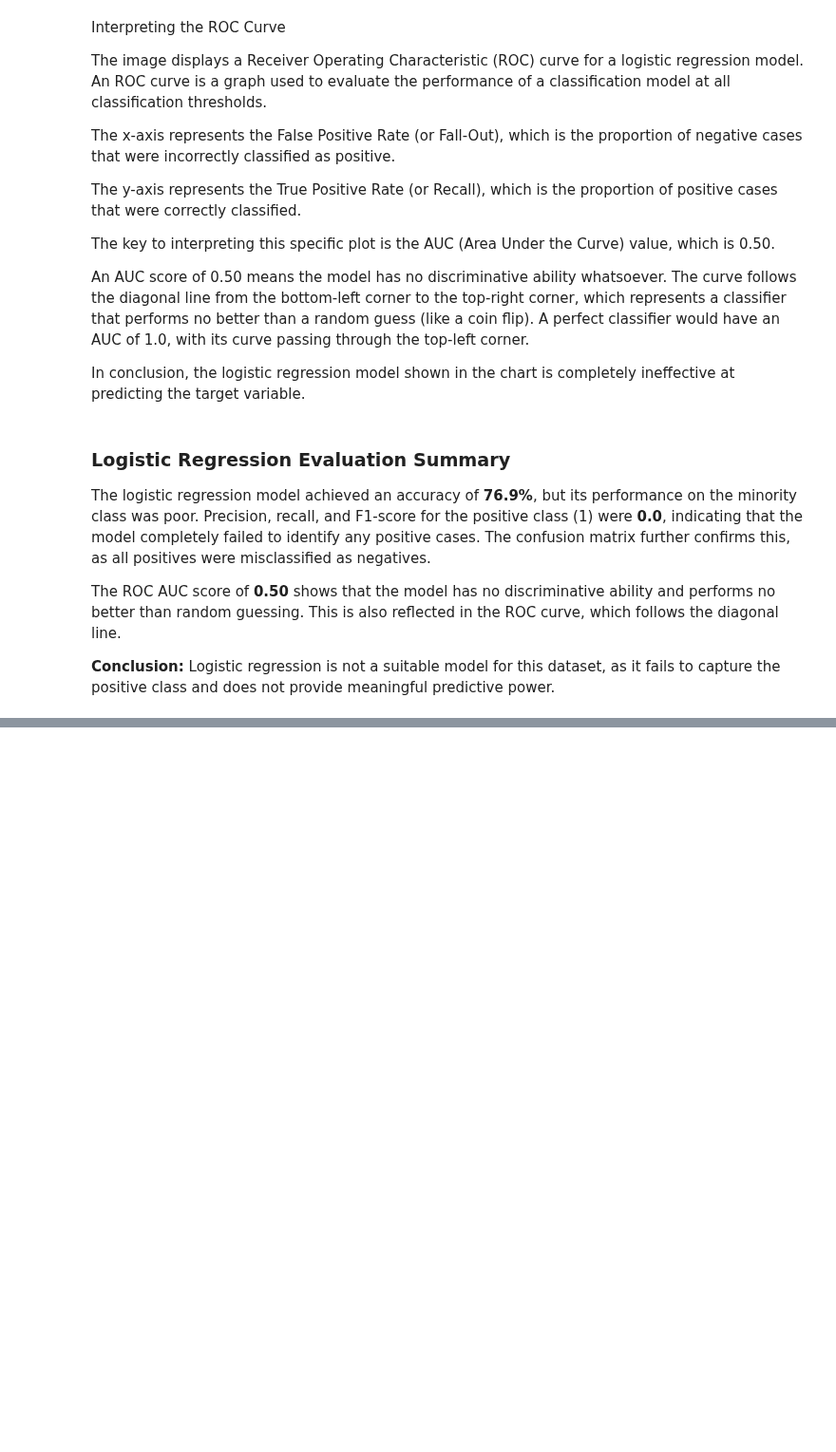
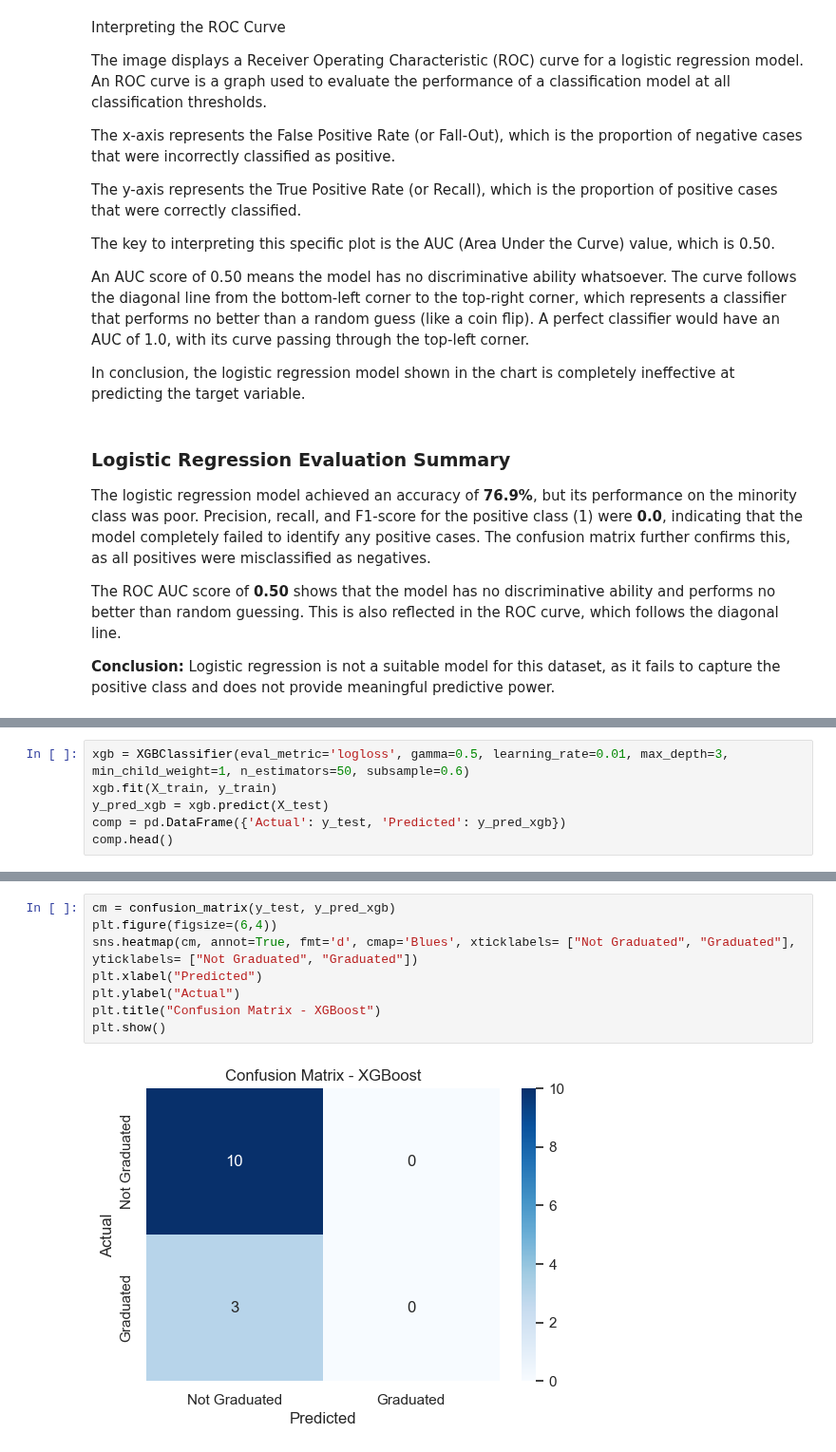
Before and after one commit to J-Kimani/DS, a Jupyter notebook: Projects/Data Proficiency Project/Data Proficiency Project.ipynb, the cells around one changed output, grey strips where cells are left out. Shown at 95% size. Cells and saved outputs as stored; diff of their text form; blank space fills up the shorter version.

```diff
--- a/Projects/Data Proficiency Project/Data Proficiency Project.ipynb
+++ b/Projects/Data Proficiency Project/Data Proficiency Project.ipynb
@@ -2117,0 +2134,6 @@ The ROC AUC score of **0.50** shows that the model has no discriminative ability
+# %%
+xgb = XGBClassifier(eval_metric='logloss', gamma=0.5, learning_rate=0.01, max_depth=3, min_child_weight=1, n_estimators=50, subsample=0.6)
+xgb.fit(X_train, y_train)
+y_pred_xgb = xgb.predict(X_test)
+comp = pd.DataFrame({'Actual': y_test, 'Predicted': y_pred_xgb})
+comp.head()
@@ -2117,0 +2174,10 @@ The ROC AUC score of **0.50** shows that the model has no discriminative ability
+# %%
+cm = confusion_matrix(y_test, y_pred_xgb)
+plt.figure(figsize=(6,4))
+sns.heatmap(cm, annot=True, fmt='d', cmap='Blues', xticklabels= ["Not Graduated", "Graduated"], yticklabels= ["Not Graduated", "Graduated"])
+plt.xlabel("Predicted")
+plt.ylabel("Actual")
+plt.title("Confusion Matrix - XGBoost")
+plt.show()
+# %% [output]
+[figure, added]
```
Also changed, not shown: parts of 11 cells of this notebook.
